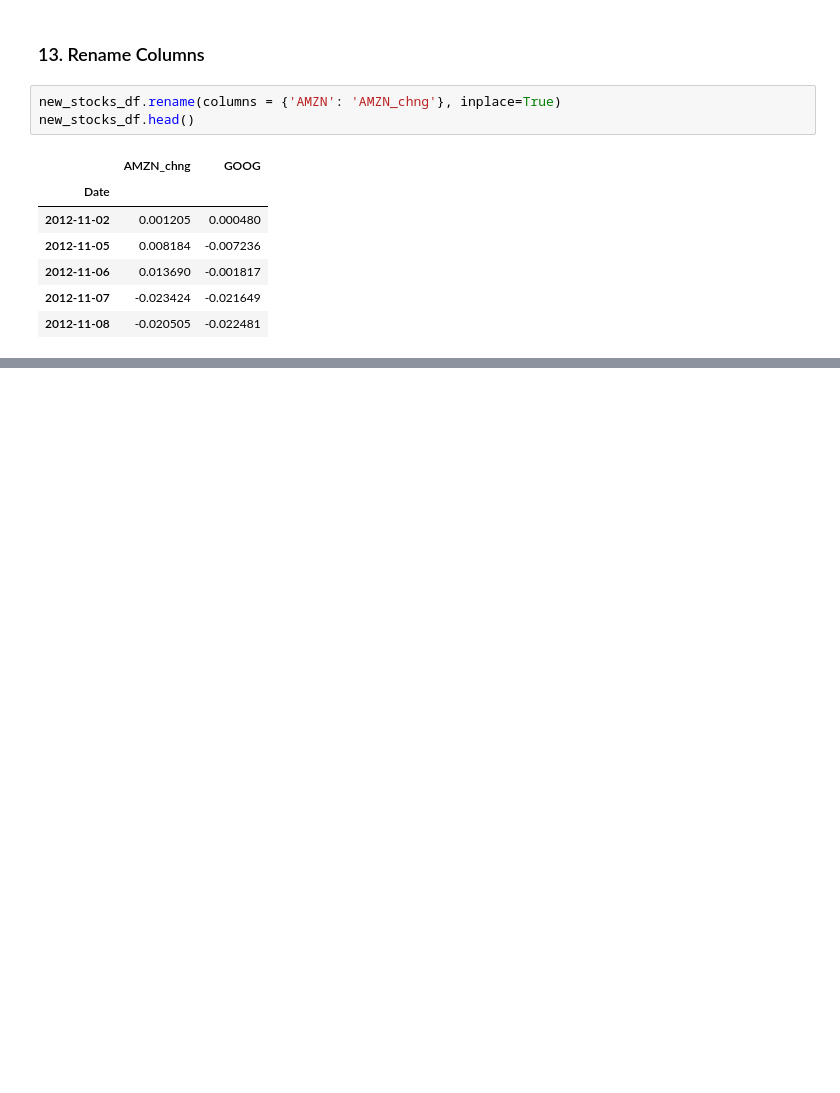
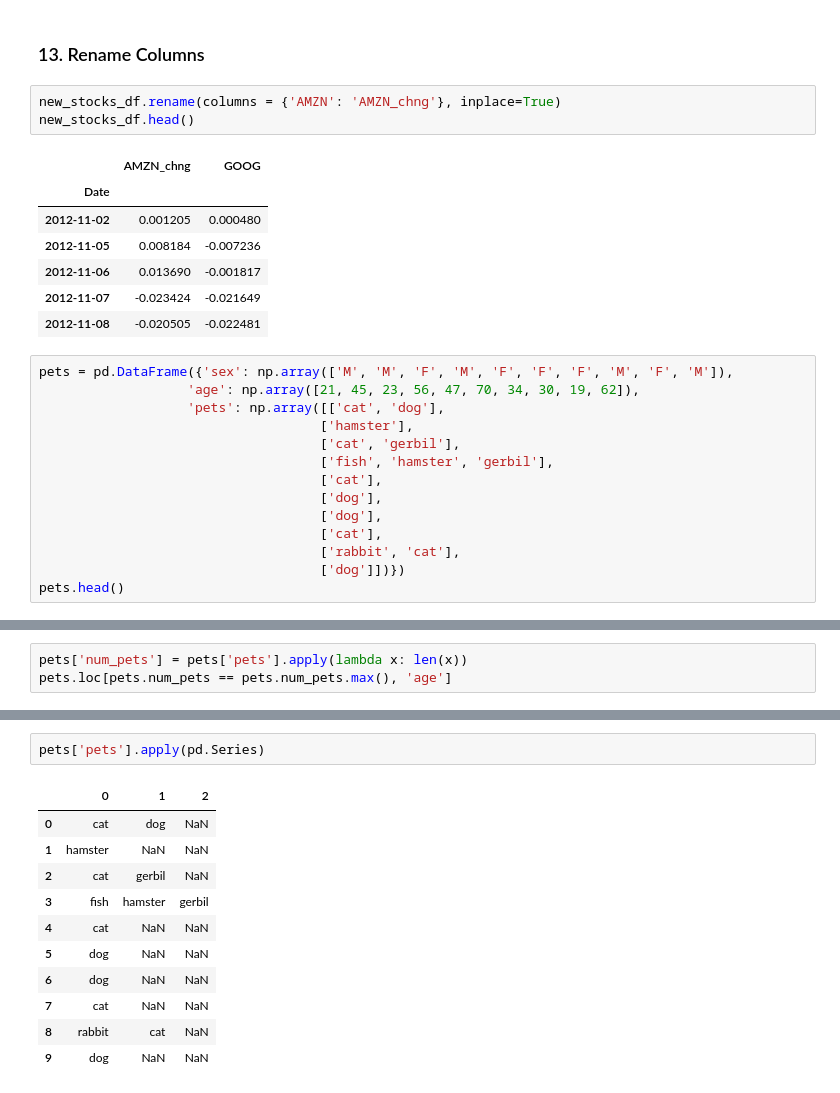
Before and after one commit to Memmes27/Springboad---Data-Science, a Jupyter notebook: 03_pandas.ipynb, the cells around one changed output, grey strips where cells are left out. Drawn from its saved outputs; the diff is of its cells as text; blank space fills up the shorter version.

```diff
--- a/03_pandas.ipynb
+++ b/03_pandas.ipynb
@@ -349,3 +349,17 @@ new_stocks_df.head()
 | 2012-11-06 | 0.013690 | -0.001817 |
 | 2012-11-07 | -0.023424 | -0.021649 |
 | 2012-11-08 | -0.020505 | -0.022481 |
+# %%
+pets = pd.DataFrame({'sex': np.array(['M', 'M', 'F', 'M', 'F', 'F', 'F', 'M', 'F', 'M']),
+                   'age': np.array([21, 45, 23, 56, 47, 70, 34, 30, 19, 62]),
+                   'pets': np.array([['cat', 'dog'],
+                                    ['hamster'],
+                                    ['cat', 'gerbil'],
+                                    ['fish', 'hamster', 'gerbil'],
+                                    ['cat'],
+                                    ['dog'],
+                                    ['dog'],
+                                    ['cat'],
+                                    ['rabbit', 'cat'],
+                                    ['dog']])})
+pets.head()
@@ -351,0 +384,3 @@ new_stocks_df.head()
+# %%
+pets['num_pets'] = pets['pets'].apply(lambda x: len(x))
+pets.loc[pets.num_pets == pets.num_pets.max(), 'age']
@@ -351,0 +394,14 @@ new_stocks_df.head()
+# %%
+pets['pets'].apply(pd.Series)
+# %% [output]
+|  | 0 | 1 | 2 |
+| 0 | cat | dog | NaN |
+| 1 | hamster | NaN | NaN |
+| 2 | cat | gerbil | NaN |
+| 3 | fish | hamster | gerbil |
+| 4 | cat | NaN | NaN |
+| 5 | dog | NaN | NaN |
+| 6 | dog | NaN | NaN |
+| 7 | cat | NaN | NaN |
+| 8 | rabbit | cat | NaN |
+| 9 | dog | NaN | NaN |
```
Also changed, not shown: parts of 20 cells of this notebook.
